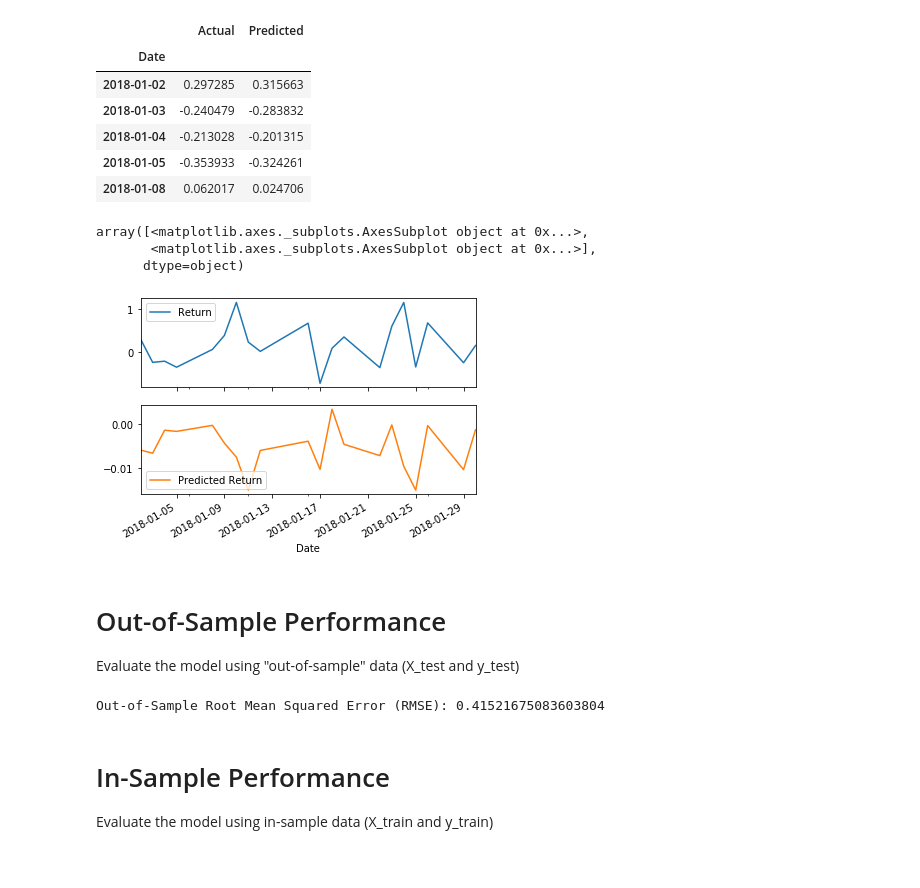
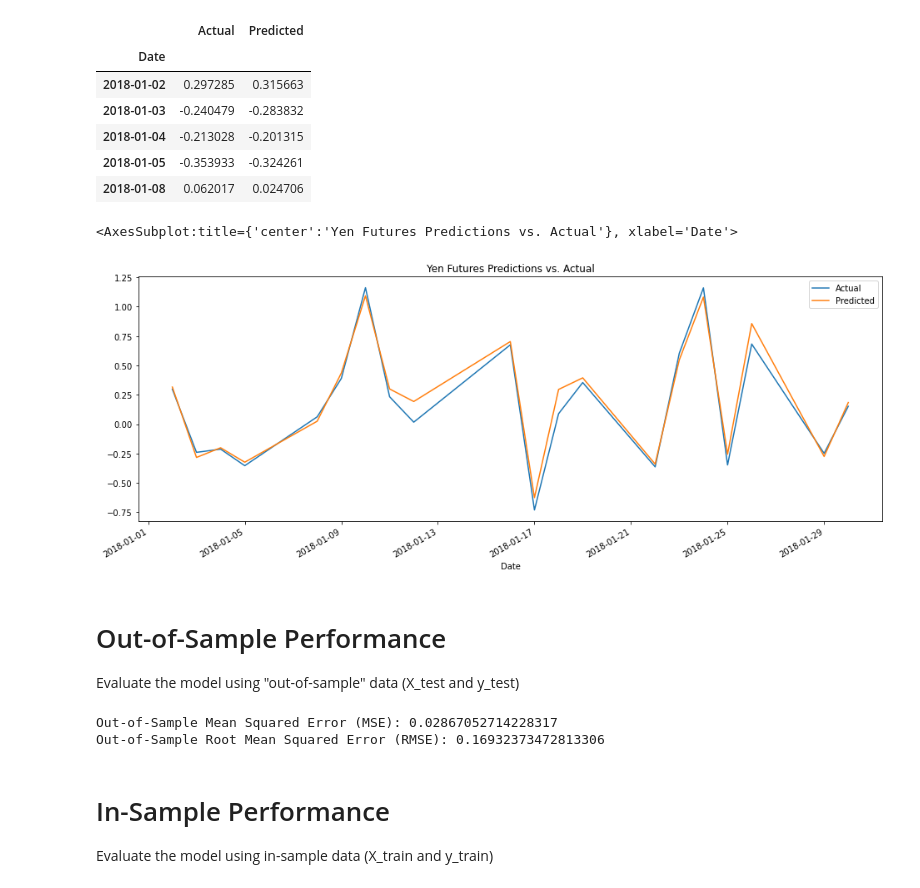
Before and after one commit to BenMcCright/Forecasting_Yen_Vs_USD, a Jupyter notebook: Starter_Code/regression_analysis.ipynb, the cells around one changed output. Drawn from its saved outputs; the diff is of its cells as text; code cells hidden in the pictures.

```diff
--- a/Starter_Code/regression_analysis.ipynb
+++ b/Starter_Code/regression_analysis.ipynb
@@ -132,12 +132,10 @@ actual.head()
 | 2018-01-08 | 0.062017 | 0.024706 |
 # %%
 # Plot the first 20 predictions vs the true values
-actual.head(20).plot(title = )
+actual.head(20).plot(title = "Yen Futures Predictions vs. Actual", figsize = (16, 6))
 # %% [output]
-array([<matplotlib.axes._subplots.AxesSubplot object at 0x...>,
-       <matplotlib.axes._subplots.AxesSubplot object at 0x...>],
-      dtype=object)
+<AxesSubplot:title={'center':'Yen Futures Predictions vs. Actual'}, xlabel='Date'>
-[figure, old version]
+[figure, new version]
 # %% [markdown]
 # Out-of-Sample Performance
 
@@ -145,12 +143,16 @@ Evaluate the model using "out-of-sample" data (X_test and y_test)
 # %%
 from sklearn.metrics import mean_squared_error
 # Calculate the mean_squared_error (MSE) on actual versus predicted test "y"
-# YOUR CODE HERE!
+mse = mean_squared_error(y_test, predictions_y)
 
 # Using that mean-squared-error, calculate the root-mean-squared error (RMSE):
-# YOUR CODE HERE!
+rmse = np.sqrt(mse)
+
+print(f"Out-of-Sample Mean Squared Error (MSE): {mse}")
+print(f"Out-of-Sample Root Mean Squared Error (RMSE): {rmse}")
 # %% [output]
-Out-of-Sample Root Mean Squared Error (RMSE): 0.41521675083603804
+Out-of-Sample Mean Squared Error (MSE): 0.02867052714228317
+Out-of-Sample Root Mean Squared Error (RMSE): 0.16932373472813306
 # %% [markdown]
 # In-Sample Performance
 
```
Also changed, not shown: parts of 3 cells of this notebook.
